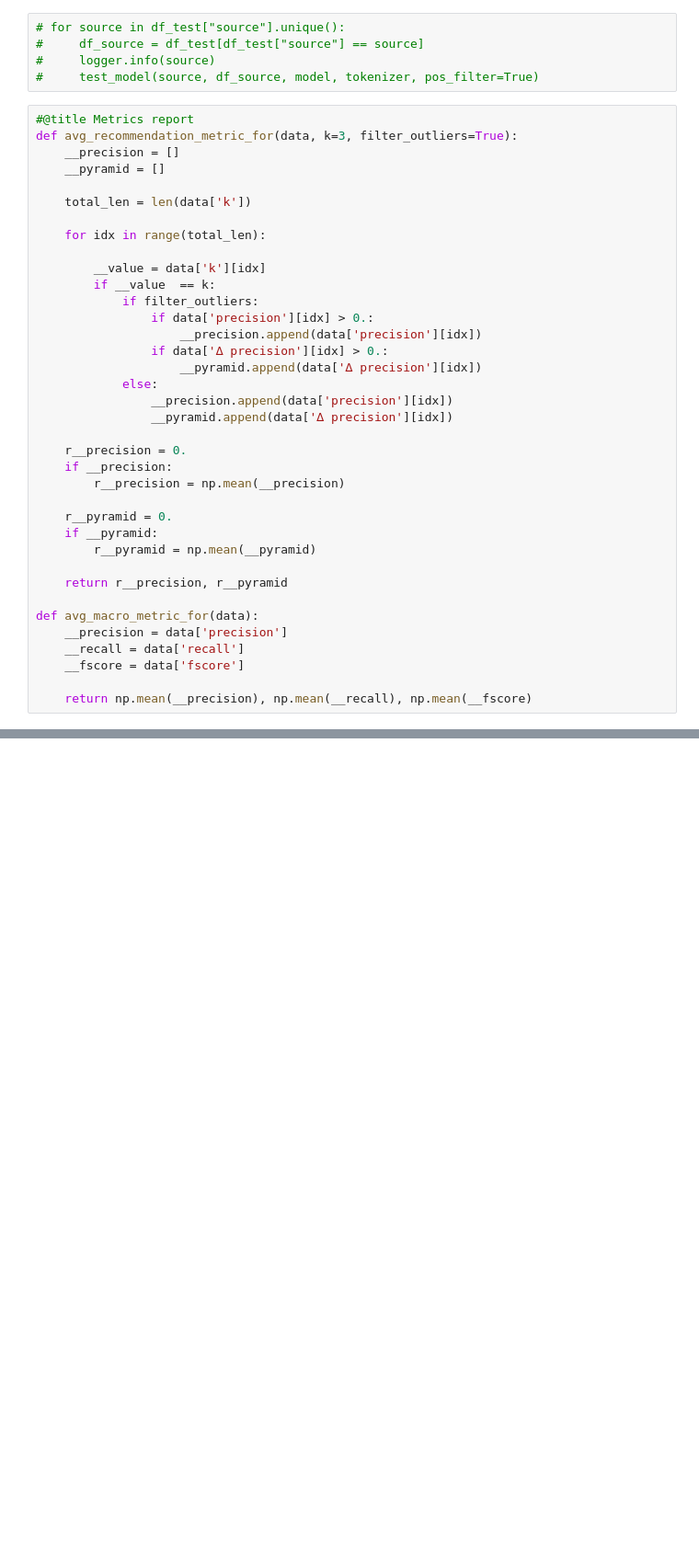
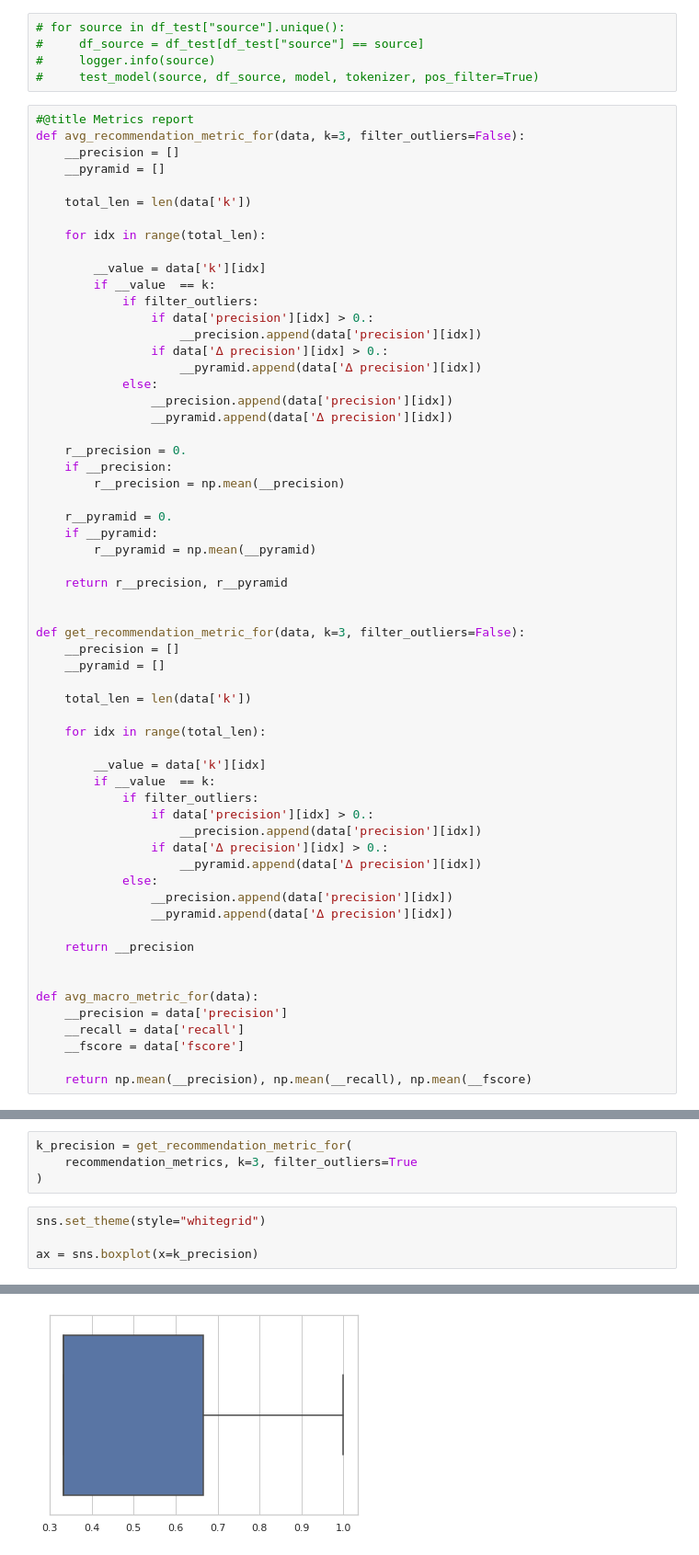
Before and after one commit to marquesarthur/vanilla-bert-vs-huggingface, a Jupyter notebook: hugging_face_keras_DS_synthetic.ipynb, the cells around one changed output, grey strips where cells are left out. Shown at 92% size. Drawn from its saved outputs; the diff is of its cells as text; blank space fills up the shorter version.

```diff
--- a/hugging_face_keras_DS_synthetic.ipynb
+++ b/hugging_face_keras_DS_synthetic.ipynb
@@ -701,7 +949,7 @@ for train_index, test_index in kf.split(np_tasks_arr):
 #     test_model(source, df_source, model, tokenizer, pos_filter=True)
 # %%
 #@title Metrics report
-def avg_recommendation_metric_for(data, k=3, filter_outliers=True):
+def avg_recommendation_metric_for(data, k=3, filter_outliers=False):
     __precision = []
     __pyramid = []
 
@@ -730,6 +978,29 @@ def avg_recommendation_metric_for(data, k=3, filter_outliers=True):
 
     return r__precision, r__pyramid
 
+
+def get_recommendation_metric_for(data, k=3, filter_outliers=False):
+    __precision = []
+    __pyramid = []
+
+    total_len = len(data['k'])
+
+    for idx in range(total_len):
+
+        __value = data['k'][idx]
+        if __value  == k:
+            if filter_outliers:
+                if data['precision'][idx] > 0.:
+                    __precision.append(data['precision'][idx])
+                if data['∆ precision'][idx] > 0.:
+                    __pyramid.append(data['∆ precision'][idx])
+            else:
+                __precision.append(data['precision'][idx])
+                __pyramid.append(data['∆ precision'][idx])
+
+    return __precision
+
+
 def avg_macro_metric_for(data):
     __precision = data['precision']
     __recall = data['recall']
@@ -813,0 +1182,9 @@ examples_per_source_type(source_type='misc', n_samples=8)
+# %%
+k_precision = get_recommendation_metric_for(
+    recommendation_metrics, k=3, filter_outliers=True
+)
+# %%
+sns.set_theme(style="whitegrid")
+
+ax = sns.boxplot(x=k_precision)
+# %% [output]
@@ -813,0 +1208 @@ examples_per_source_type(source_type='misc', n_samples=8)
+[figure, added]
```
Also changed, not shown: parts of 24 cells of this notebook.
